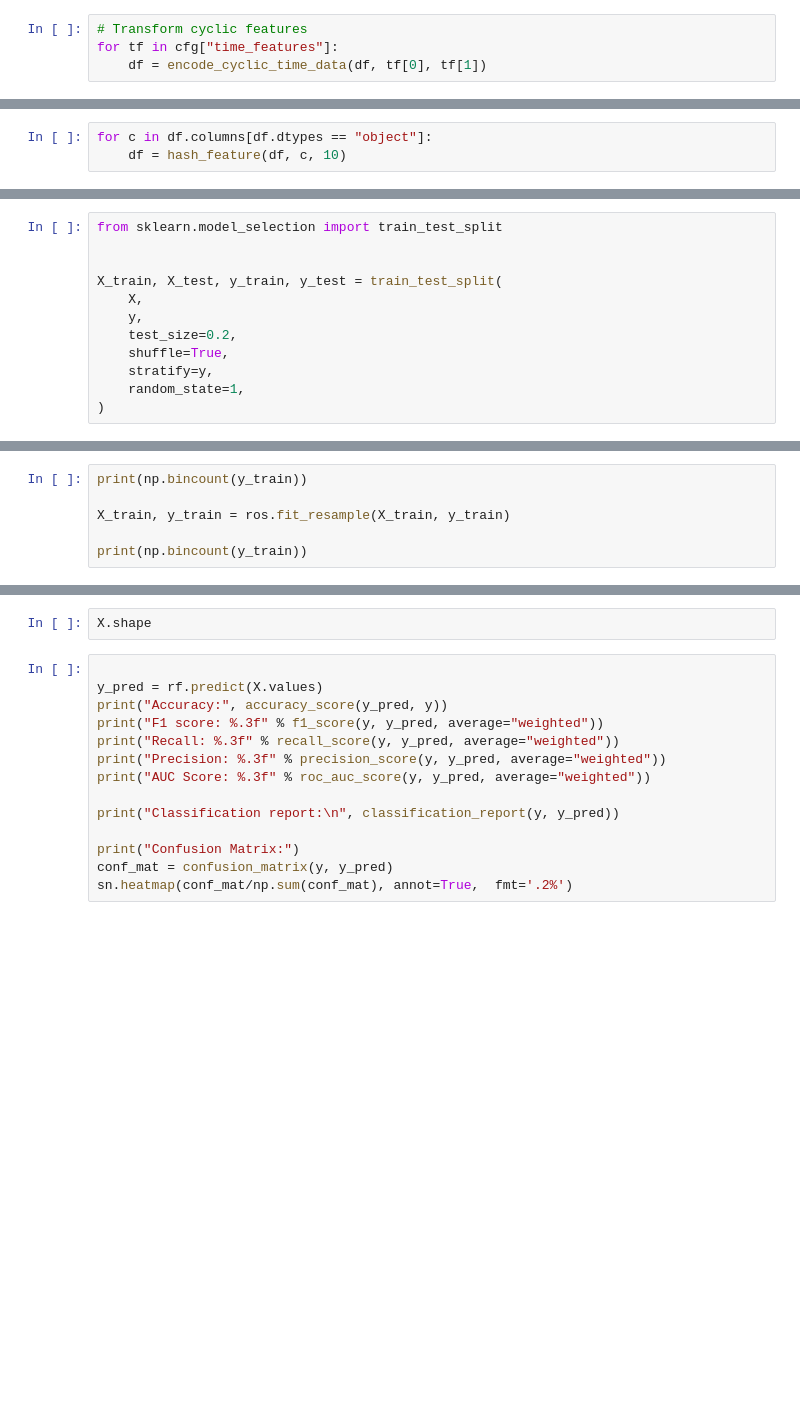
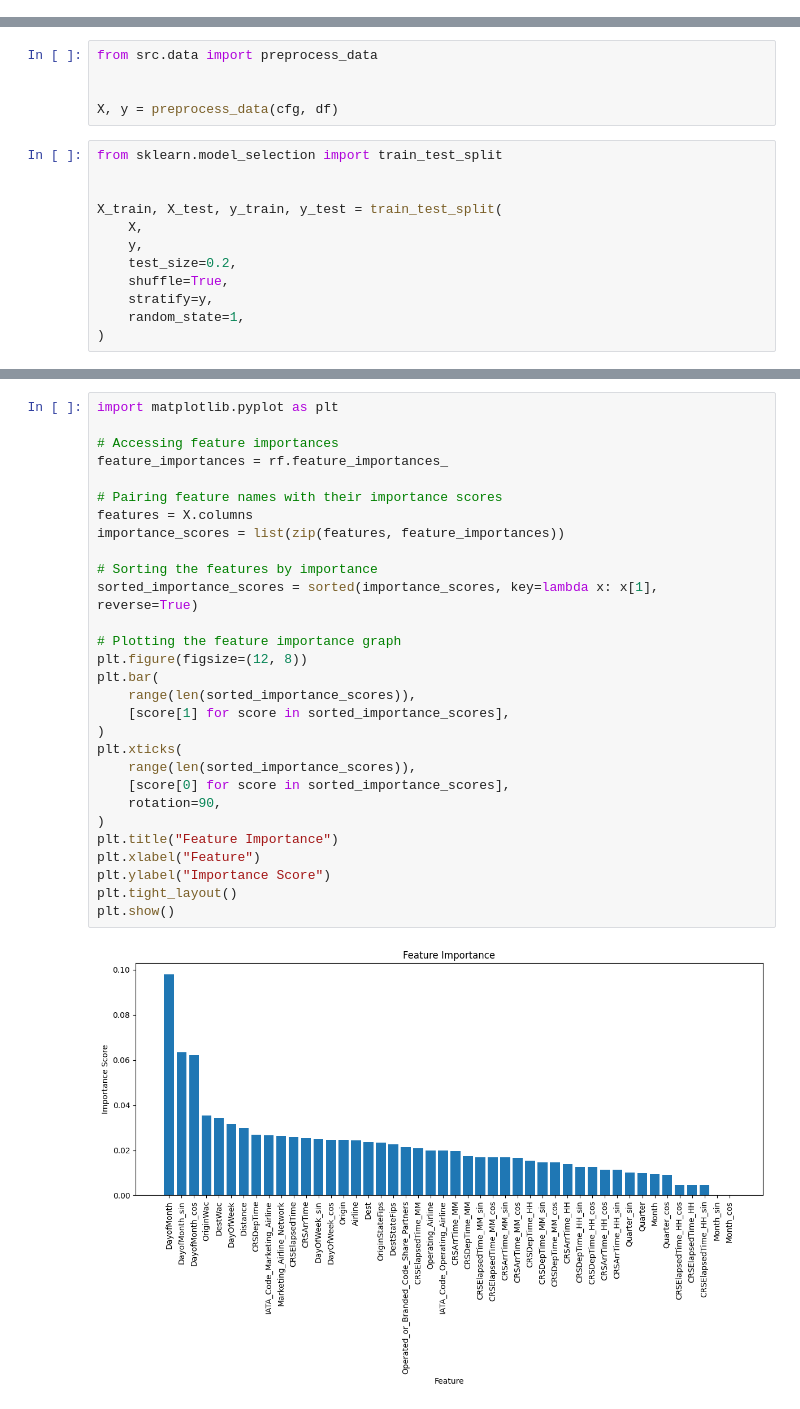
Before and after one commit to IVproger/MLops-project, a Jupyter notebook: notebooks/xgboost_experiment.ipynb, the cells around one changed output, grey strips where cells are left out. Cells and saved outputs as stored; diff of their text form; blank space fills up the shorter version.

```diff
--- a/notebooks/xgboost_experiment.ipynb
+++ b/notebooks/xgboost_experiment.ipynb
@@ -128,4 +30,0 @@ for c in cfg["hhmm"]:
-# %%
-# Transform cyclic features
-for tf in cfg["time_features"]:
-    df = encode_cyclic_time_data(df, tf[0], tf[1])
@@ -161,3 +30,0 @@ def hash_feature(df: DataFrame, col: str, num_buckets=1000):
-# %%
-for c in df.columns[df.dtypes == "object"]:
-    df = hash_feature(df, c, 10)
@@ -188,3 +38,8 @@ y.value_counts()
+# %%
+from src.data import preprocess_data
+
+
+X, y = preprocess_data(cfg, df)
 # %%
 from sklearn.model_selection import train_test_split
 
@@ -210,6 +54,0 @@ rus = RandomUnderSampler(
-# %%
-print(np.bincount(y_train))
-
-X_train, y_train = ros.fit_resample(X_train, y_train)
-
-print(np.bincount(y_train))
@@ -417,16 +165,31 @@ y = df["Cancelled"]
-# %%
-X.shape
-# %%
-
-y_pred = rf.predict(X.values)
-print("Accuracy:", accuracy_score(y_pred, y))
-print("F1 score: %.3f" % f1_score(y, y_pred, average="weighted"))
-print("Recall: %.3f" % recall_score(y, y_pred, average="weighted"))
-print("Precision: %.3f" % precision_score(y, y_pred, average="weighted"))
-print("AUC Score: %.3f" % roc_auc_score(y, y_pred, average="weighted"))
-
-print("Classification report:\n", classification_report(y, y_pred))
-
-print("Confusion Matrix:")
-conf_mat = confusion_matrix(y, y_pred)
-sn.heatmap(conf_mat/np.sum(conf_mat), annot=True,  fmt='.2%')
+# %%
+import matplotlib.pyplot as plt
+
+# Accessing feature importances
+feature_importances = rf.feature_importances_
+
+# Pairing feature names with their importance scores
+features = X.columns
+importance_scores = list(zip(features, feature_importances))
+
+# Sorting the features by importance
+sorted_importance_scores = sorted(importance_scores, key=lambda x: x[1], reverse=True)
+
+# Plotting the feature importance graph
+plt.figure(figsize=(12, 8))
+plt.bar(
+    range(len(sorted_importance_scores)),
+    [score[1] for score in sorted_importance_scores],
+)
+plt.xticks(
+    range(len(sorted_importance_scores)),
+    [score[0] for score in sorted_importance_scores],
+    rotation=90,
+)
+plt.title("Feature Importance")
+plt.xlabel("Feature")
+plt.ylabel("Importance Score")
+plt.tight_layout()
+plt.show()
+# %% [output]
+[figure, added]
```
Also changed, not shown: parts of 47 cells of this notebook.
